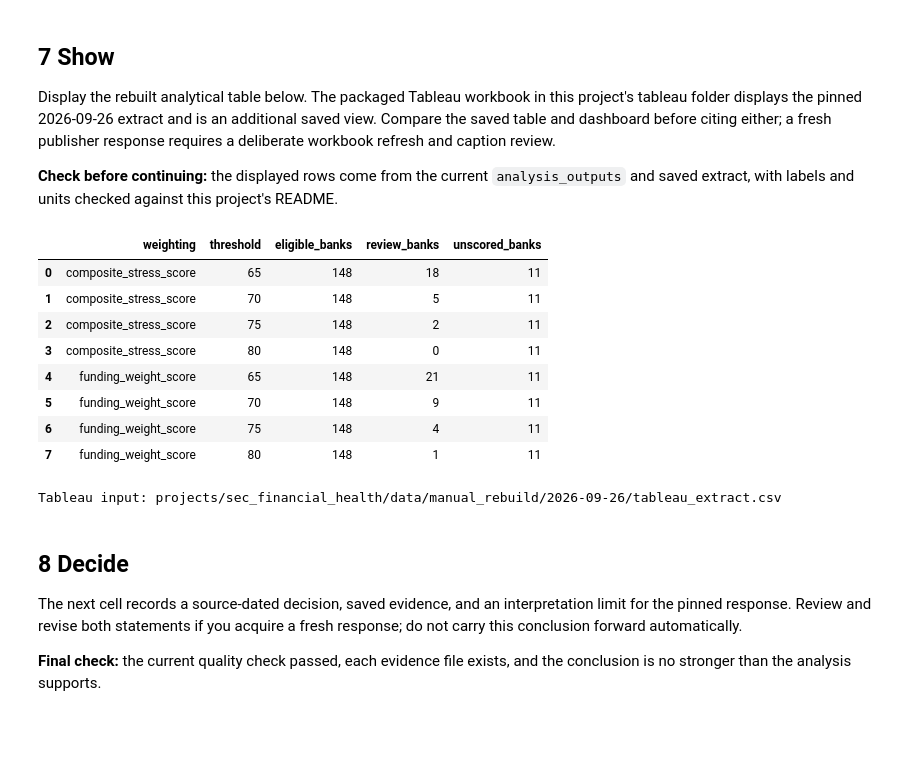
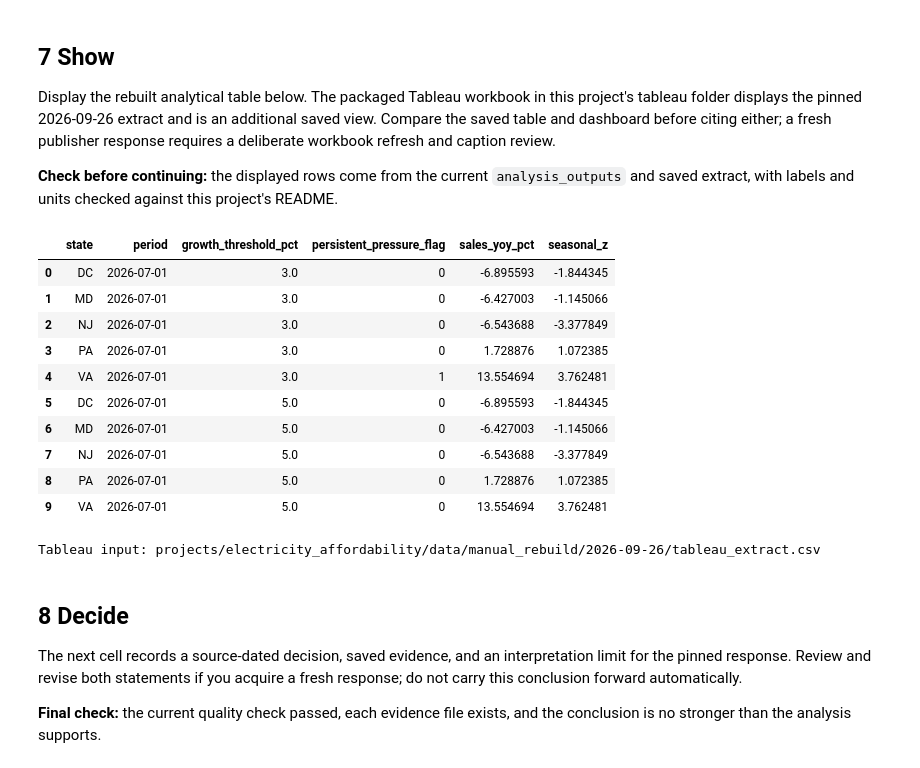
Before and after one commit to mrasuldata/signal-to-decision-analytics, a Jupyter notebook: projects/electricity_affordability/notebooks/electricity_affordability_analysis.ipynb, the cells around one changed output. Saved outputs shown, nothing was run; the diff lists cells and outputs as text; code cells hidden in the pictures; blank space fills up the shorter version.

```diff
--- a/projects/sec_financial_health/notebooks/manual_lineage.ipynb
+++ b/projects/electricity_affordability/notebooks/electricity_affordability_analysis.ipynb
@@ -292,7 +273,7 @@ Run the import cell. It verifies the pinned response hash (or retrieves a new pu
 
 **Check before continuing:** no parse or source-integrity error; the imported table is nonempty, has the expected fields and grain, and the displayed source date matches the saved response metadata.
 # %%
-raw = _fdic()
+raw = _eia()
 if raw.empty:
     raise ValueError("Publisher returned no source records")
 SNAPSHOT_DATE = SNAPSHOT_DATE_OVERRIDE or (
@@ -642,19 +608,21 @@ def decision_queue(frame: pd.DataFrame, spec: AnalysisSpec, limit: int = 20) ->
     columns = list(dict.fromkeys(c for c in columns if c in frame))
     return frame.nlargest(limit, spec.score)[columns].reset_index(drop=True)
 
-def bank_scenario(frame: pd.DataFrame) -> pd.DataFrame:
-    latest = frame.sort_values("report_date").groupby("cert").tail(1).copy()
-    for shock in [0.05, 0.10, 0.15]:
-        latest[f"loan_to_deposit_after_{int(shock * 100)}pct_outflow"] = (
-            100 * latest["loans"] / (latest["deposits"] * (1 - shock))
-        )
-    columns = [
-        "cert",
-        "bank_name",
-        "composite_stress_score",
-        *[c for c in latest if "outflow" in c],
-    ]
-    return latest[columns].sort_values("composite_stress_score", ascending=False)
+def energy_projection(frame: pd.DataFrame) -> pd.DataFrame:
+    latest = frame.sort_values("period").groupby("state").tail(1).copy()
+    rows = []
+    for _, row in latest.iterrows():
+        for annual_growth in [0.03, 0.06, 0.10]:
+            rows.append(
+                {
+                    "state": row["state"],
+                    "annual_growth": annual_growth,
+                    "current_sales_mwh": row["sales_mwh"],
+                    "projected_sales_mwh_3y": row["sales_mwh"] * (1 + annual_growth) ** 3,
+                    "incremental_mwh_3y": row["sales_mwh"] * ((1 + annual_growth) ** 3 - 1),
+                }
+            )
+    return pd.DataFrame(rows)
 
 def run_analysis(slug: str, frame: pd.DataFrame) -> dict[str, pd.DataFrame]:
     spec = SPECS[slug]
@@ -697,5 +665,5 @@ def run_analysis(slug: str, frame: pd.DataFrame) -> dict[str, pd.DataFrame]:
 
 analysis_outputs = run_analysis(SLUG, clean)
 print("Calculated outputs:", {name: len(frame) for name, frame in analysis_outputs.items()})
-display(analysis_outputs["threshold_sensitivity"].head(5))
+display(analysis_outputs["persistence_sensitivity"].head(5))
 # %% [output]
@@ -777,19 +745,21 @@ Display the rebuilt analytical table below. The packaged Tableau workbook in thi
 
 **Check before continuing:** the displayed rows come from the current `analysis_outputs` and saved extract, with labels and units checked against this project's README.
 # %%
-display(analysis_outputs["threshold_sensitivity"].head(10))
+display(analysis_outputs["persistence_sensitivity"].head(10))
 print("Tableau input:", (OUTPUT_DIR / "tableau_extract.csv").relative_to(ROOT).as_posix())
 # %% [output]
-|  | weighting | threshold | eligible_banks | review_banks | unscored_banks |
-| 0 | composite_stress_score | 65 | 148 | 18 | 11 |
-| 1 | composite_stress_score | 70 | 148 | 5 | 11 |
-| 2 | composite_stress_score | 75 | 148 | 2 | 11 |
-| 3 | composite_stress_score | 80 | 148 | 0 | 11 |
-| 4 | funding_weight_score | 65 | 148 | 21 | 11 |
-| 5 | funding_weight_score | 70 | 148 | 9 | 11 |
-| 6 | funding_weight_score | 75 | 148 | 4 | 11 |
-| 7 | funding_weight_score | 80 | 148 | 1 | 11 |
+|  | state | period | growth_threshold_pct | persistent_pressure_flag | sales_yoy_pct | seasonal_z |
+| 0 | DC | 2026-07-01 | 3.0 | 0 | -6.895593 | -1.844345 |
+| 1 | MD | 2026-07-01 | 3.0 | 0 | -6.427003 | -1.145066 |
+| 2 | NJ | 2026-07-01 | 3.0 | 0 | -6.543688 | -3.377849 |
+| 3 | PA | 2026-07-01 | 3.0 | 0 | 1.728876 | 1.072385 |
+| 4 | VA | 2026-07-01 | 3.0 | 1 | 13.554694 | 3.762481 |
+| 5 | DC | 2026-07-01 | 5.0 | 0 | -6.895593 | -1.844345 |
+| 6 | MD | 2026-07-01 | 5.0 | 0 | -6.427003 | -1.145066 |
+| 7 | NJ | 2026-07-01 | 5.0 | 0 | -6.543688 | -3.377849 |
+| 8 | PA | 2026-07-01 | 5.0 | 0 | 1.728876 | 1.072385 |
+| 9 | VA | 2026-07-01 | 5.0 | 0 | 13.554694 | 3.762481 |
-Tableau input: projects/sec_financial_health/data/manual_rebuild/2026-09-26/tableau_extract.csv
+Tableau input: projects/electricity_affordability/data/manual_rebuild/2026-09-26/tableau_extract.csv
 # %% [markdown]
 ## 8 Decide
 
```
Also changed, not shown: parts of 12 cells of this notebook, 61 other files.
